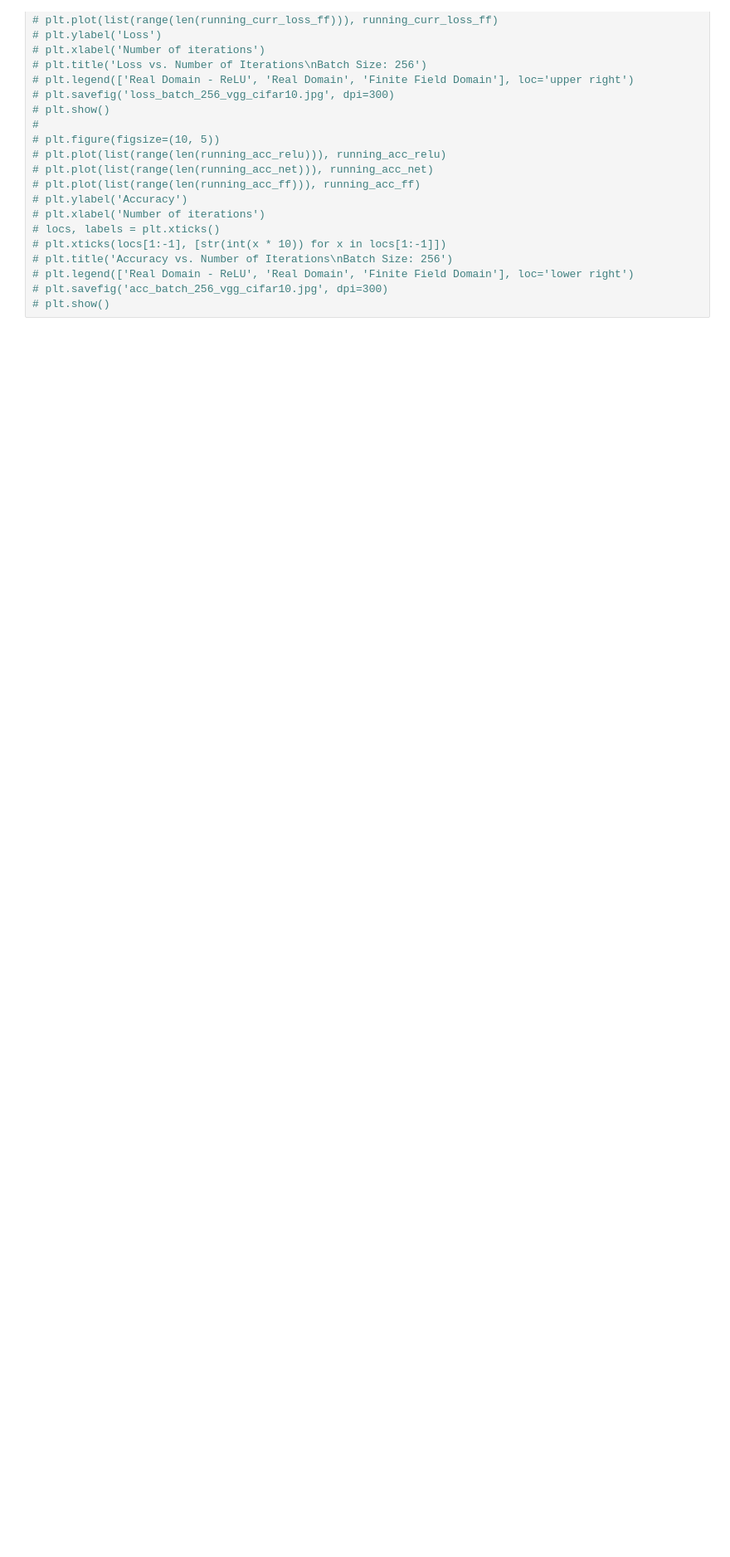
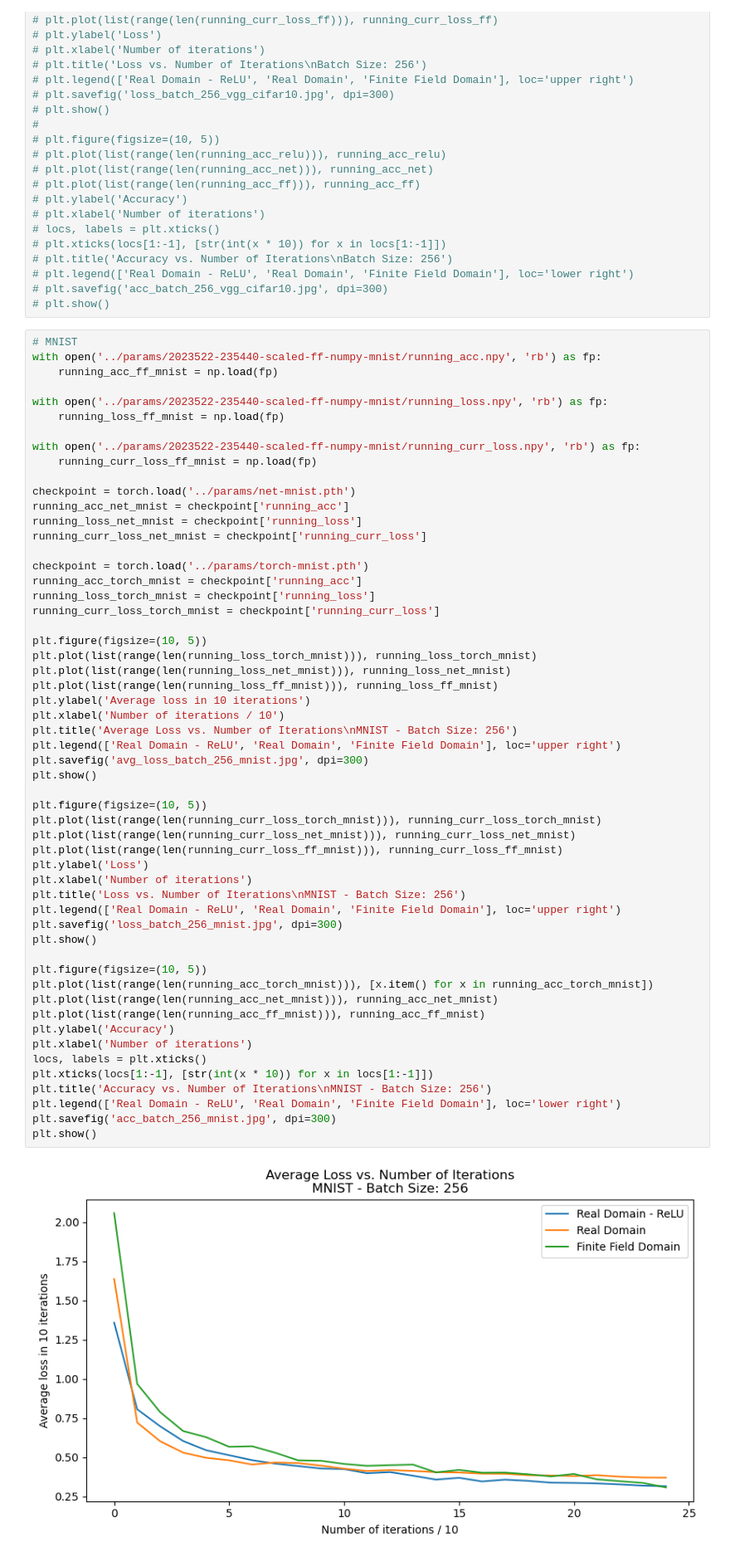
Before and after one commit to gulerlab/finite-field-nn, a Jupyter notebook: plots/plot_from_saved_data.ipynb, the cells around one changed output. Shown at 83% size. Drawn from its saved outputs; the diff is of its cells as text; blank space fills up the shorter version.

```diff
--- a/plots/plot_from_saved_data.ipynb
+++ b/plots/plot_from_saved_data.ipynb
@@ -54,3 +54,60 @@ import torch
 # plt.legend(['Real Domain - ReLU', 'Real Domain', 'Finite Field Domain'], loc='lower right')
 # plt.savefig('acc_batch_256_vgg_cifar10.jpg', dpi=300)
 # plt.show()
+# %%
+# MNIST
+with open('../params/2023522-235440-scaled-ff-numpy-mnist/running_acc.npy', 'rb') as fp:
+    running_acc_ff_mnist = np.load(fp)
+
+with open('../params/2023522-235440-scaled-ff-numpy-mnist/running_loss.npy', 'rb') as fp:
+    running_loss_ff_mnist = np.load(fp)
+
+with open('../params/2023522-235440-scaled-ff-numpy-mnist/running_curr_loss.npy', 'rb') as fp:
+    running_curr_loss_ff_mnist = np.load(fp)
+
+checkpoint = torch.load('../params/net-mnist.pth')
+running_acc_net_mnist = checkpoint['running_acc']
+running_loss_net_mnist = checkpoint['running_loss']
+running_curr_loss_net_mnist = checkpoint['running_curr_loss']
+
+checkpoint = torch.load('../params/torch-mnist.pth')
+running_acc_torch_mnist = checkpoint['running_acc']
+running_loss_torch_mnist = checkpoint['running_loss']
+running_curr_loss_torch_mnist = checkpoint['running_curr_loss']
+
+plt.figure(figsize=(10, 5))
+plt.plot(list(range(len(running_loss_torch_mnist))), running_loss_torch_mnist)
+plt.plot(list(range(len(running_loss_net_mnist))), running_loss_net_mnist)
+plt.plot(list(range(len(running_loss_ff_mnist))), running_loss_ff_mnist)
+plt.ylabel('Average loss in 10 iterations')
+plt.xlabel('Number of iterations / 10')
+plt.title('Average Loss vs. Number of Iterations\nMNIST - Batch Size: 256')
+plt.legend(['Real Domain - ReLU', 'Real Domain', 'Finite Field Domain'], loc='upper right')
+plt.savefig('avg_loss_batch_256_mnist.jpg', dpi=300)
+plt.show()
+
+plt.figure(figsize=(10, 5))
+plt.plot(list(range(len(running_curr_loss_torch_mnist))), running_curr_loss_torch_mnist)
+plt.plot(list(range(len(running_curr_loss_net_mnist))), running_curr_loss_net_mnist)
+plt.plot(list(range(len(running_curr_loss_ff_mnist))), running_curr_loss_ff_mnist)
+plt.ylabel('Loss')
+plt.xlabel('Number of iterations')
+plt.title('Loss vs. Number of Iterations\nMNIST - Batch Size: 256')
+plt.legend(['Real Domain - ReLU', 'Real Domain', 'Finite Field Domain'], loc='upper right')
+plt.savefig('loss_batch_256_mnist.jpg', dpi=300)
+plt.show()
+
+plt.figure(figsize=(10, 5))
+plt.plot(list(range(len(running_acc_torch_mnist))), [x.item() for x in running_acc_torch_mnist])
+plt.plot(list(range(len(running_acc_net_mnist))), running_acc_net_mnist)
+plt.plot(list(range(len(running_acc_ff_mnist))), running_acc_ff_mnist)
+plt.ylabel('Accuracy')
+plt.xlabel('Number of iterations')
+locs, labels = plt.xticks()
+plt.xticks(locs[1:-1], [str(int(x * 10)) for x in locs[1:-1]])
+plt.title('Accuracy vs. Number of Iterations\nMNIST - Batch Size: 256')
+plt.legend(['Real Domain - ReLU', 'Real Domain', 'Finite Field Domain'], loc='lower right')
+plt.savefig('acc_batch_256_mnist.jpg', dpi=300)
+plt.show()
+# %% [output]
+[figure, added]
```
Also changed, not shown: parts of 3 cells of this notebook, 13 other files.
